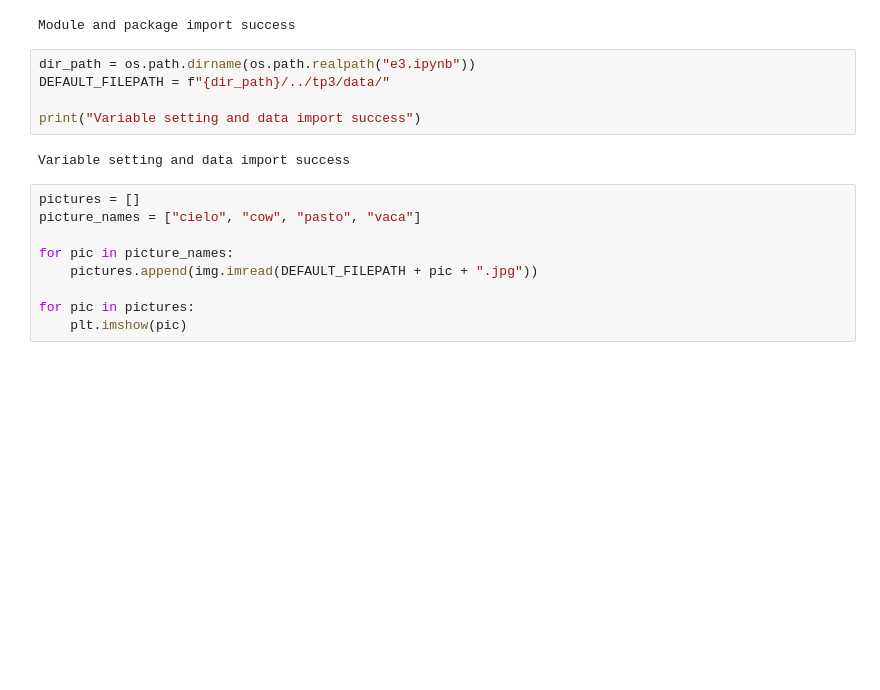
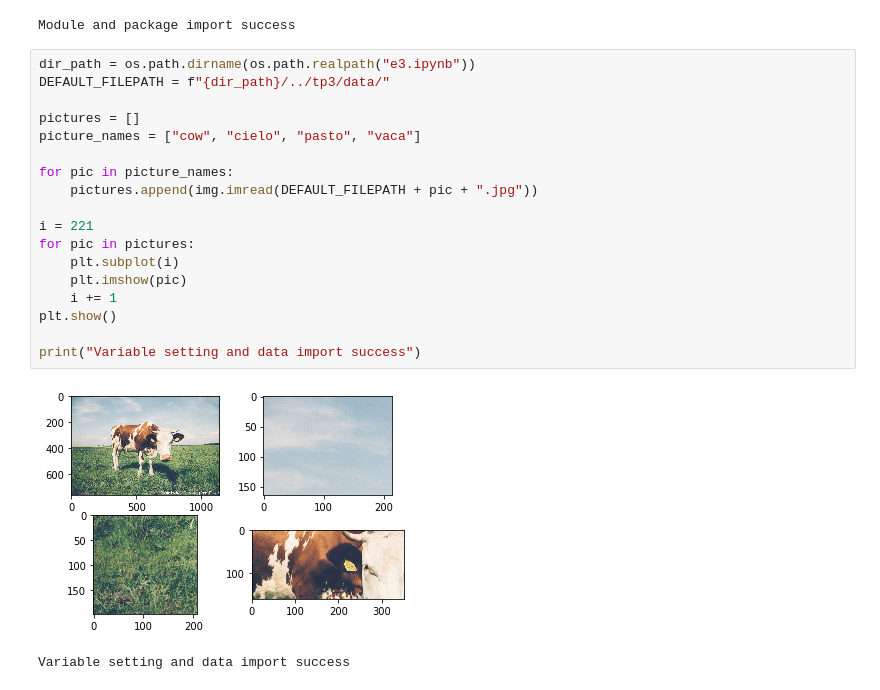
Before and after one commit to amkcpu/AA_TP1, a Jupyter notebook: ml_tps/tp3/e3.ipynb, the cells around one changed output. Cells and saved outputs as stored; diff of their text form; blank space fills up the shorter version.

Commit message:
[ADD] Show utilized images

```diff
--- a/ml_tps/tp3/e3.ipynb
+++ b/ml_tps/tp3/e3.ipynb
@@ -27,16 +27,21 @@ Module and package import success
 # %%
 dir_path = os.path.dirname(os.path.realpath("e3.ipynb"))
 DEFAULT_FILEPATH = f"{dir_path}/../tp3/data/"
 
+pictures = []
+picture_names = ["cow", "cielo", "pasto", "vaca"]
+
+for pic in picture_names:
+    pictures.append(img.imread(DEFAULT_FILEPATH + pic + ".jpg"))
+
+i = 221
+for pic in pictures:
+    plt.subplot(i)
+    plt.imshow(pic)
+    i += 1
+plt.show()
+
 print("Variable setting and data import success")
 # %% [output]
+[figure, added]
 Variable setting and data import success
-# %%
-pictures = []
-picture_names = ["cielo", "cow", "pasto", "vaca"]
-
-for pic in picture_names:
-    pictures.append(img.imread(DEFAULT_FILEPATH + pic + ".jpg"))
-
-for pic in pictures:
-    plt.imshow(pic)
```
Also changed, not shown: 1 other file.
